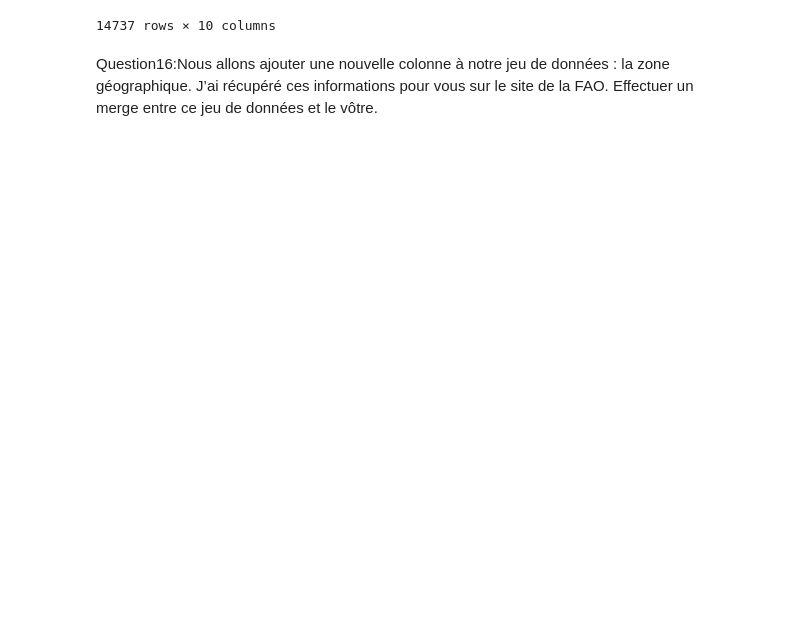
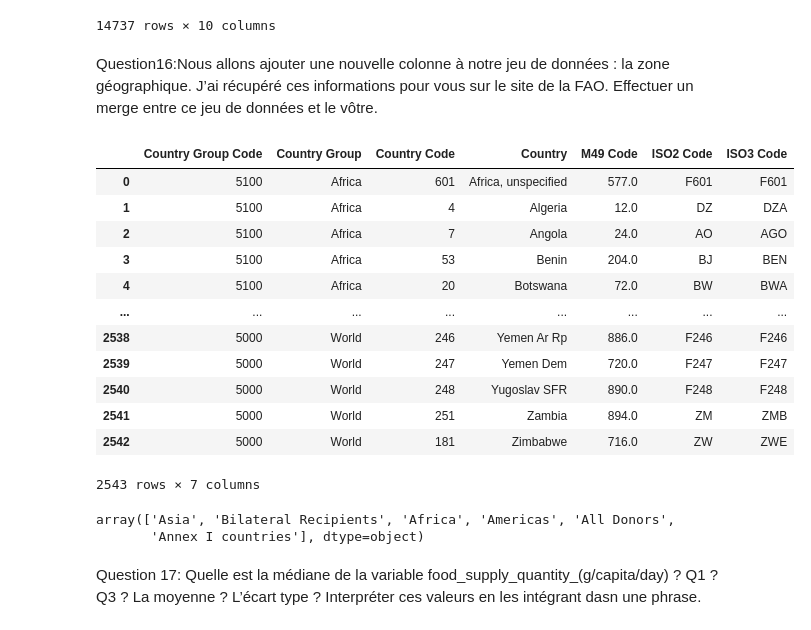
Before and after one commit to t7bo/projet-brief-pandas, a Jupyter notebook: kevin.ipynb, the cells around one changed output. Saved outputs shown, nothing was run; the diff lists cells and outputs as text; code cells hidden in the pictures; blank space fills up the shorter version.

```diff
--- a/kevin.ipynb
+++ b/kevin.ipynb
@@ -294,3 +294,20 @@ df_pivot[filtre_2018]
 14737 rows × 10 columns
 # %% [markdown]
 Question16:Nous allons ajouter une nouvelle colonne à notre jeu de données : la zone géographique. J’ai récupéré ces informations pour vous sur le site de la FAO. Effectuer un merge entre ce jeu de données et le vôtre.
+# %%
+df_continents = pd.read_csv("continents.csv")
+df_continents
+# %% [output]
+|  | Country Group Code | Country Group | Country Code | Country | M49 Code | ISO2 Code | ISO3 Code |
+| 0 | 5100 | Africa | 601 | Africa, unspecified | 577.0 | F601 | F601 |
+| 1 | 5100 | Africa | 4 | Algeria | 12.0 | DZ | DZA |
+| 2 | 5100 | Africa | 7 | Angola | 24.0 | AO | AGO |
+| 3 | 5100 | Africa | 53 | Benin | 204.0 | BJ | BEN |
+| 4 | 5100 | Africa | 20 | Botswana | 72.0 | BW | BWA |
+| ... | ... | ... | ... | ... | ... | ... | ... |
+| 2538 | 5000 | World | 246 | Yemen Ar Rp | 886.0 | F246 | F246 |
+| 2539 | 5000 | World | 247 | Yemen Dem | 720.0 | F247 | F247 |
+| 2540 | 5000 | World | 248 | Yugoslav SFR | 890.0 | F248 | F248 |
+| 2541 | 5000 | World | 251 | Zambia | 894.0 | ZM | ZMB |
+| 2542 | 5000 | World | 181 | Zimbabwe | 716.0 | ZW | ZWE |
+2543 rows × 7 columns
@@ -296,0 +327,9 @@ Question16:Nous allons ajouter une nouvelle colonne à notre jeu de données : l
+# %%
+new_df = pd.merge(df_pivot, df_continents, on = ["country_code", "country"], how="inner")
+new_df
+new_df['continent'].unique()
+# %% [output]
+array(['Asia', 'Bilateral Recipients', 'Africa', 'Americas', 'All Donors',
+       'Annex I countries'], dtype=object)
+# %% [markdown]
+Question 17: Quelle est la médiane de la variable food_supply_quantity_(g/capita/day) ? Q1 ? Q3 ? La moyenne ? L’écart type ? Interpréter ces valeurs en les intégrant dasn une phrase.
```
Also changed, not shown: parts of 6 cells of this notebook, 2 other files.
